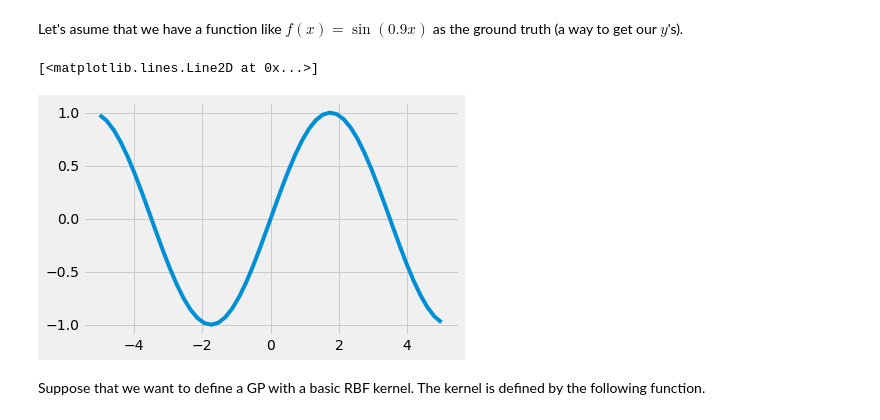
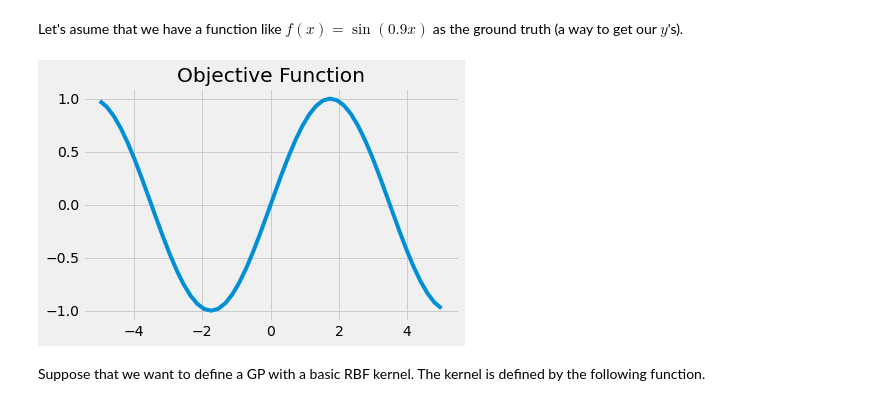
Before and after one commit to TedOiler/bayes_opt_system, a Jupyter notebook: bo/Notebooks/1.GP-from-scratch.ipynb, the cells around one changed output. Drawn from its saved outputs; the diff is of its cells as text; code cells hidden in the pictures.

```diff
--- a/bo/Notebooks/1.GP-from-scratch.ipynb
+++ b/bo/Notebooks/1.GP-from-scratch.ipynb
@@ -68,9 +68,11 @@ Let's asume that we have a function like $f(x) = \sin(0.9x)$ as the ground truth
 # %%
 f = lambda x: np.sin(0.9*x)
 plt.plot(x_test, f(x_test))
+plt.title("Objective Function")
+plt.savefig("./figs/gp_objective.png")
+plt.show()
 # %% [output]
-[<matplotlib.lines.Line2D at 0x...>]
-[figure, old version]
+[figure, new version]
 # %% [markdown]
 Suppose that we want to define a GP with a basic RBF kernel.
 The kernel is defined by the following function.
```
Also changed, not shown: parts of 2 cells of this notebook, 17 other files.
